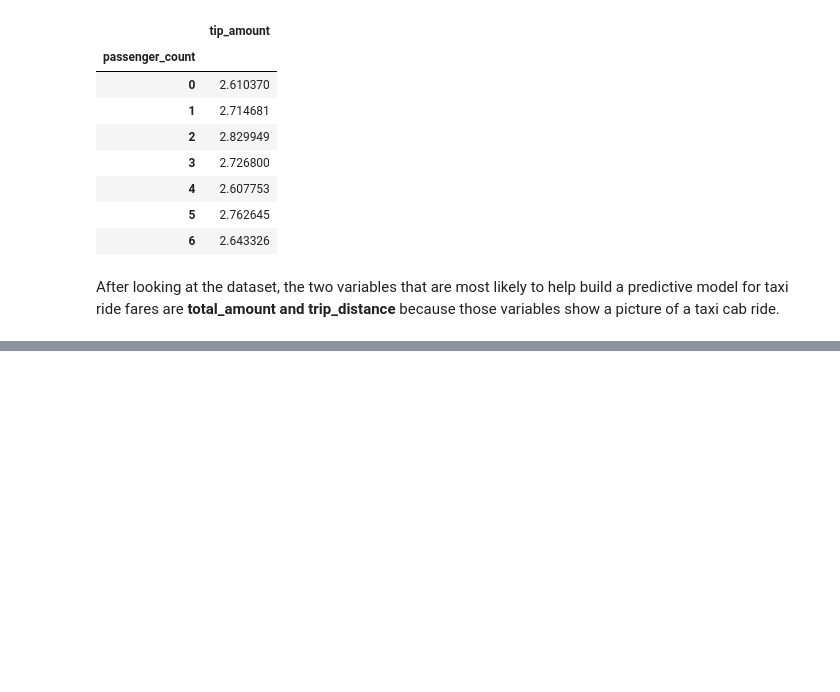
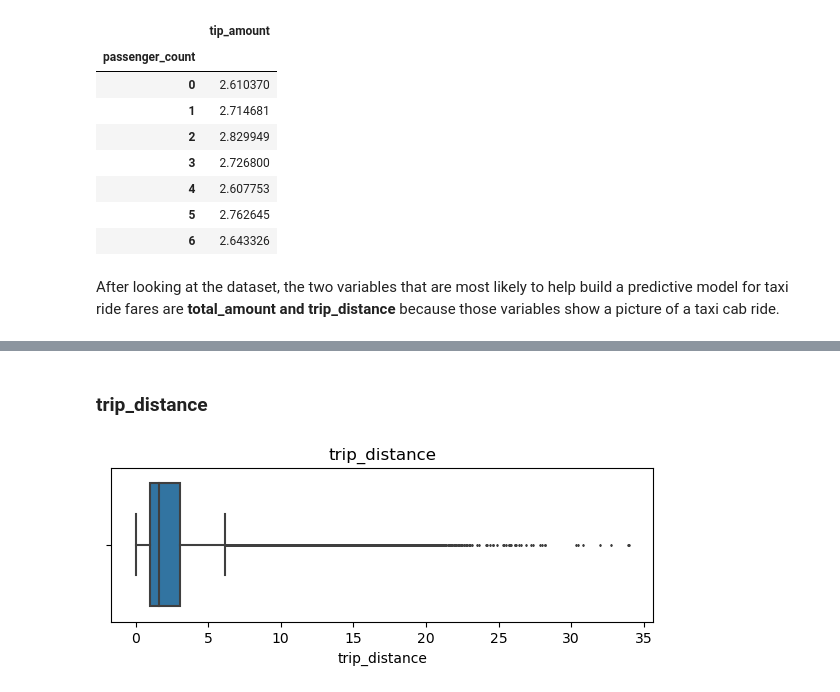
Before and after one commit to Henry1269/Machine-Learning, a Jupyter notebook: Random_Forest_Model/Automidata Project.ipynb, the cells around one changed output, grey strips where cells are left out. Drawn from its saved outputs; the diff is of its cells as text; code cells hidden in the pictures; blank space fills up the shorter version.

Commit message:
Exploratory Data Analysis

```diff
--- a/Random_Forest_Model/Automidata Project.ipynb
+++ b/Random_Forest_Model/Automidata Project.ipynb
@@ -191,0 +195,3 @@ After looking at the dataset, the two variables that are most likely to help bui
+# %%
+df = pd.read_csv("/Users/henryasiamah/Desktop/DSI Infinity/Google Advance Data Analytics/Projects/Automidata/Codes and instructions/2017_Yellow_Taxi_Trip_Data.csv")
+df.head(10)
@@ -191,0 +210,14 @@ After looking at the dataset, the two variables that are most likely to help bui
+# %%
+# convert data columns to datetime
+df['tpep_pickup_datetime'] = pd.to_datetime(df["tpep_pickup_datetime"])
+df["tpep_dropoff_datetime"] = pd.to_datetime(df["tpep_dropoff_datetime"])
+# %% [markdown]
+### trip_distance
+# %%
+# box plot of trip distance
+
+plt.figure(figsize=(7,2))
+plt.title('trip_distance')
+sns.boxplot(data=None, x=df["trip_distance"], fliersize=1);
+# %% [output]
+[figure, added]
```
Also changed, not shown: parts of 59 cells of this notebook.
